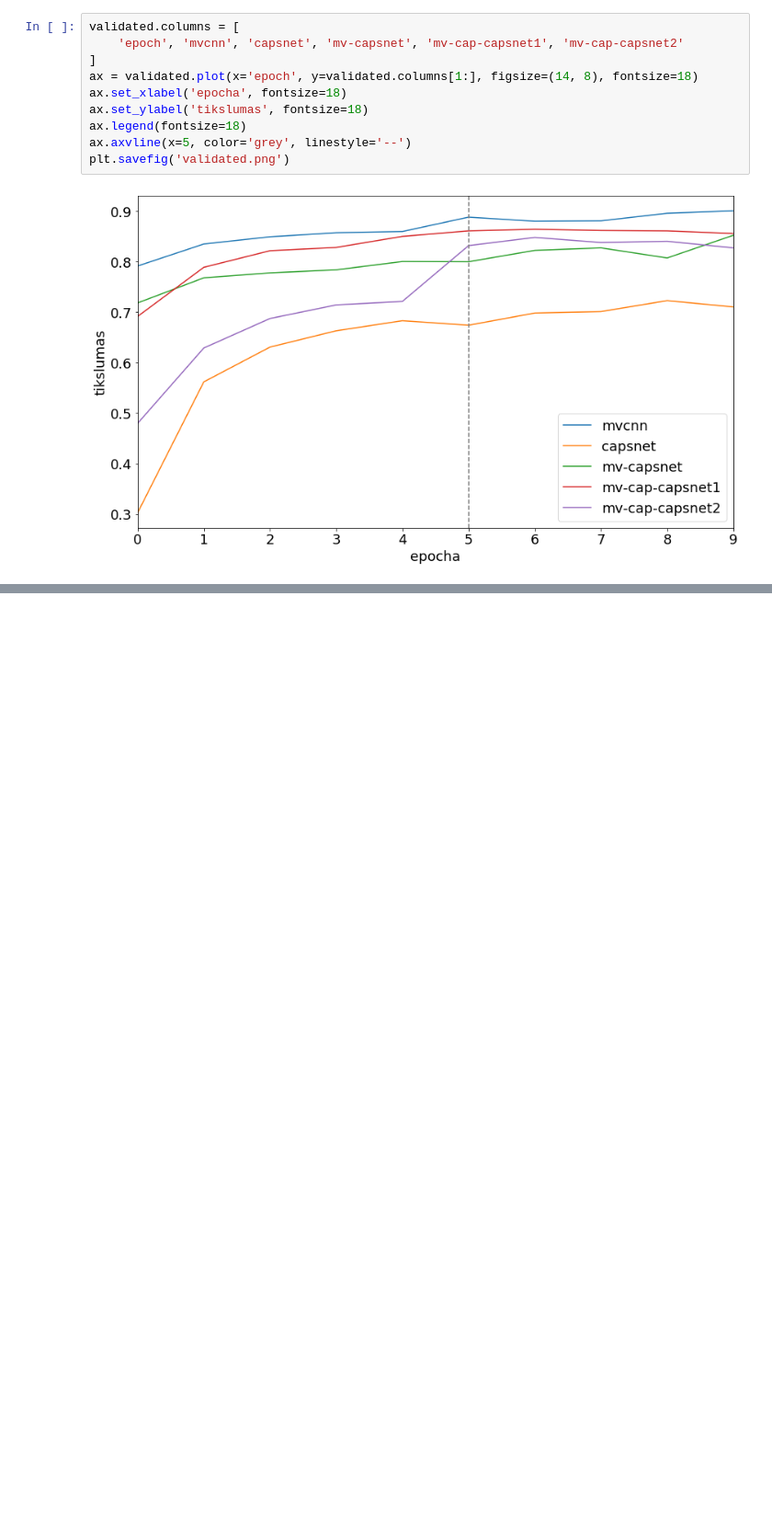
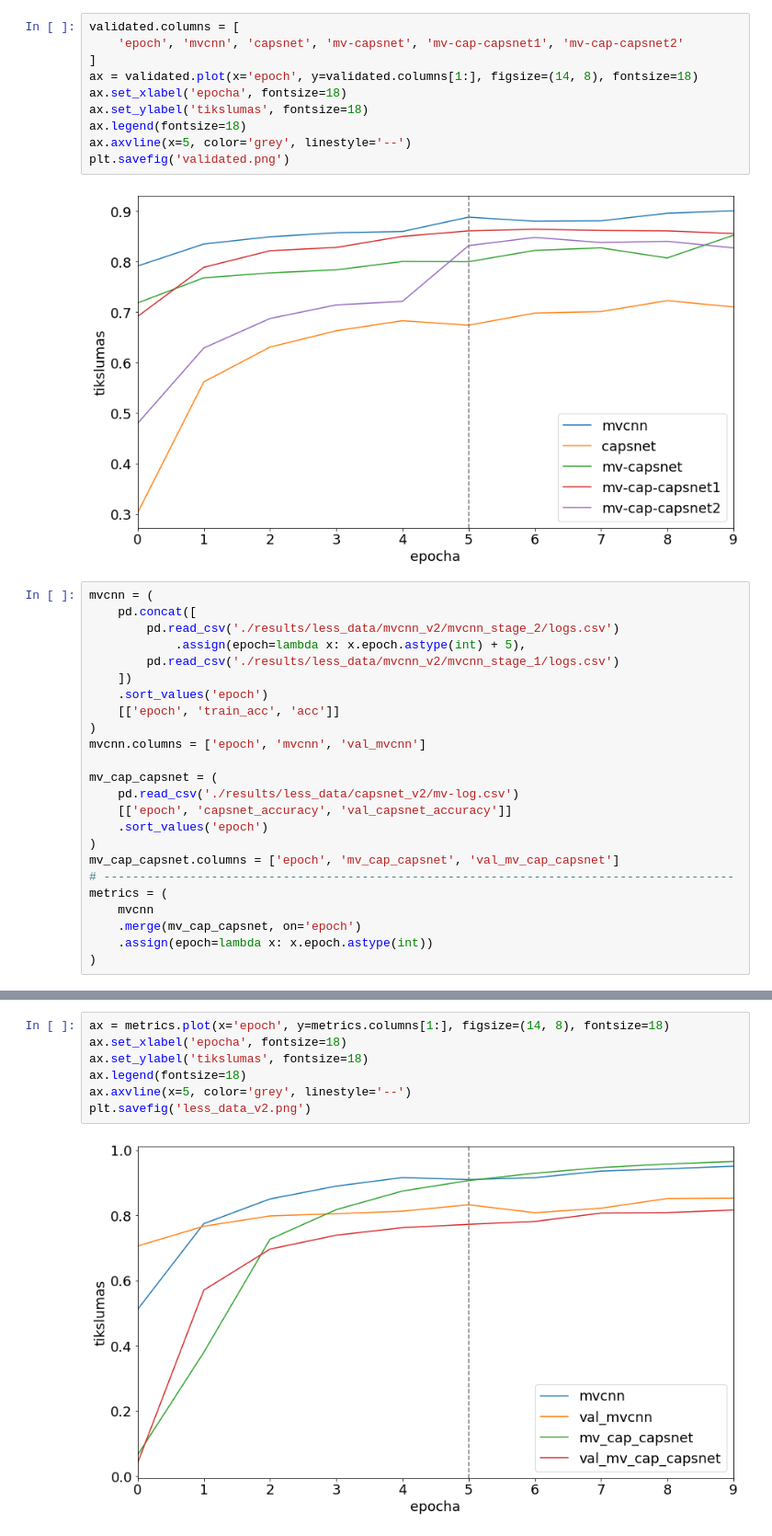
Before and after one commit to AleksasVaitulevicius/masters_kaggle, a Jupyter notebook: metrics.ipynb, the cells around one changed output, grey strips where cells are left out. Shown: that part at 92% size. Drawn from its saved outputs; the diff is of its cells as text; blank space fills up the shorter version.

Commit message:
less data experiments

```diff
--- a/metrics.ipynb
+++ b/metrics.ipynb
@@ -122,3 +118,27 @@ ax.axvline(x=5, color='grey', linestyle='--')
 plt.savefig('validated.png')
 # %% [output]
 [figure]
+# %%
+mvcnn = (
+	pd.concat([
+		pd.read_csv('./results/less_data/mvcnn_v2/mvcnn_stage_2/logs.csv')
+			.assign(epoch=lambda x: x.epoch.astype(int) + 5),
+		pd.read_csv('./results/less_data/mvcnn_v2/mvcnn_stage_1/logs.csv')
+	])
+	.sort_values('epoch')
+	[['epoch', 'train_acc', 'acc']]
+)
+mvcnn.columns = ['epoch', 'mvcnn', 'val_mvcnn']
+
+mv_cap_capsnet = (
+	pd.read_csv('./results/less_data/capsnet_v2/mv-log.csv')
+	[['epoch', 'capsnet_accuracy', 'val_capsnet_accuracy']]
+	.sort_values('epoch')
+)
+mv_cap_capsnet.columns = ['epoch', 'mv_cap_capsnet', 'val_mv_cap_capsnet']
+# ----------------------------------------------------------------------------------------
+metrics = (
+	mvcnn
+	.merge(mv_cap_capsnet, on='epoch')
+	.assign(epoch=lambda x: x.epoch.astype(int))
+)
@@ -124,0 +170,9 @@ plt.savefig('validated.png')
+# %%
+ax = metrics.plot(x='epoch', y=metrics.columns[1:], figsize=(14, 8), fontsize=18)
+ax.set_xlabel('epocha', fontsize=18)
+ax.set_ylabel('tikslumas', fontsize=18)
+ax.legend(fontsize=18)
+ax.axvline(x=5, color='grey', linestyle='--')
+plt.savefig('less_data_v2.png')
+# %% [output]
+[figure, added]
```
Also changed, not shown: parts of 2 cells of this notebook.
